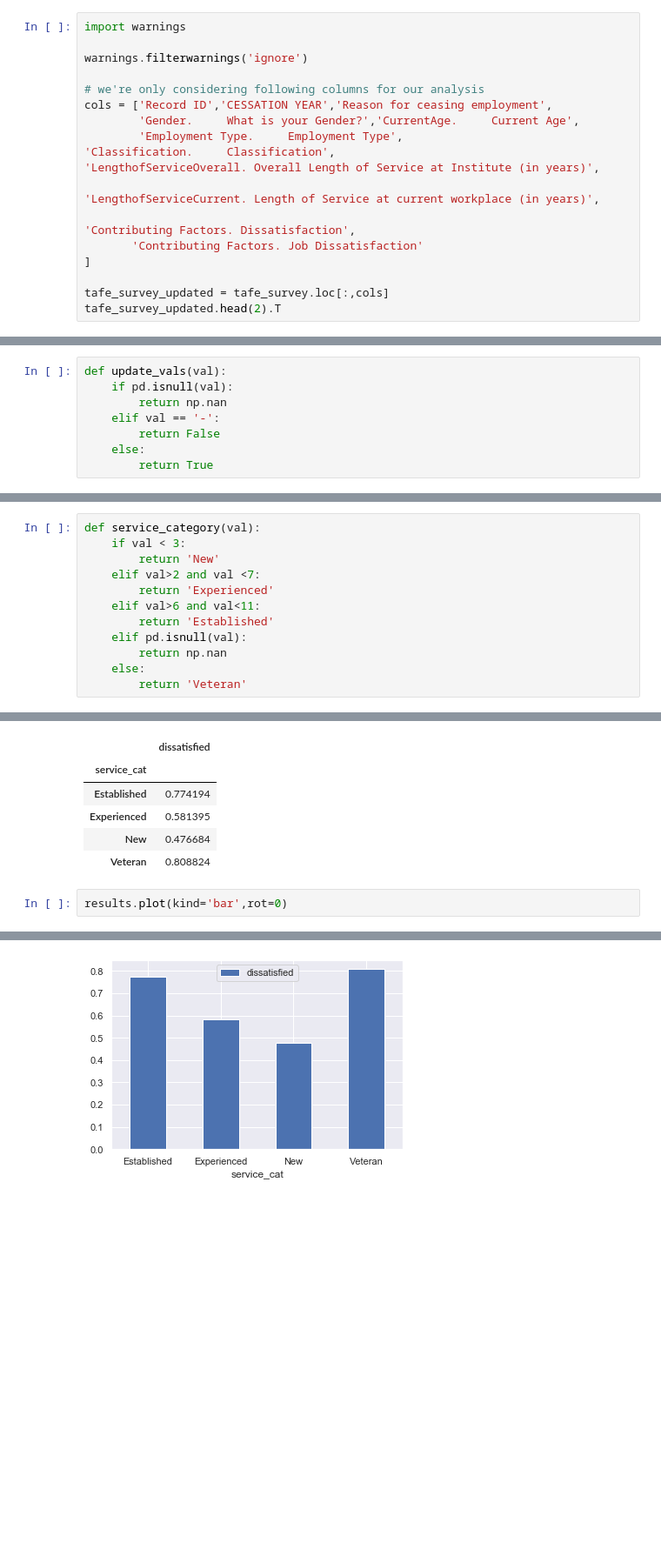
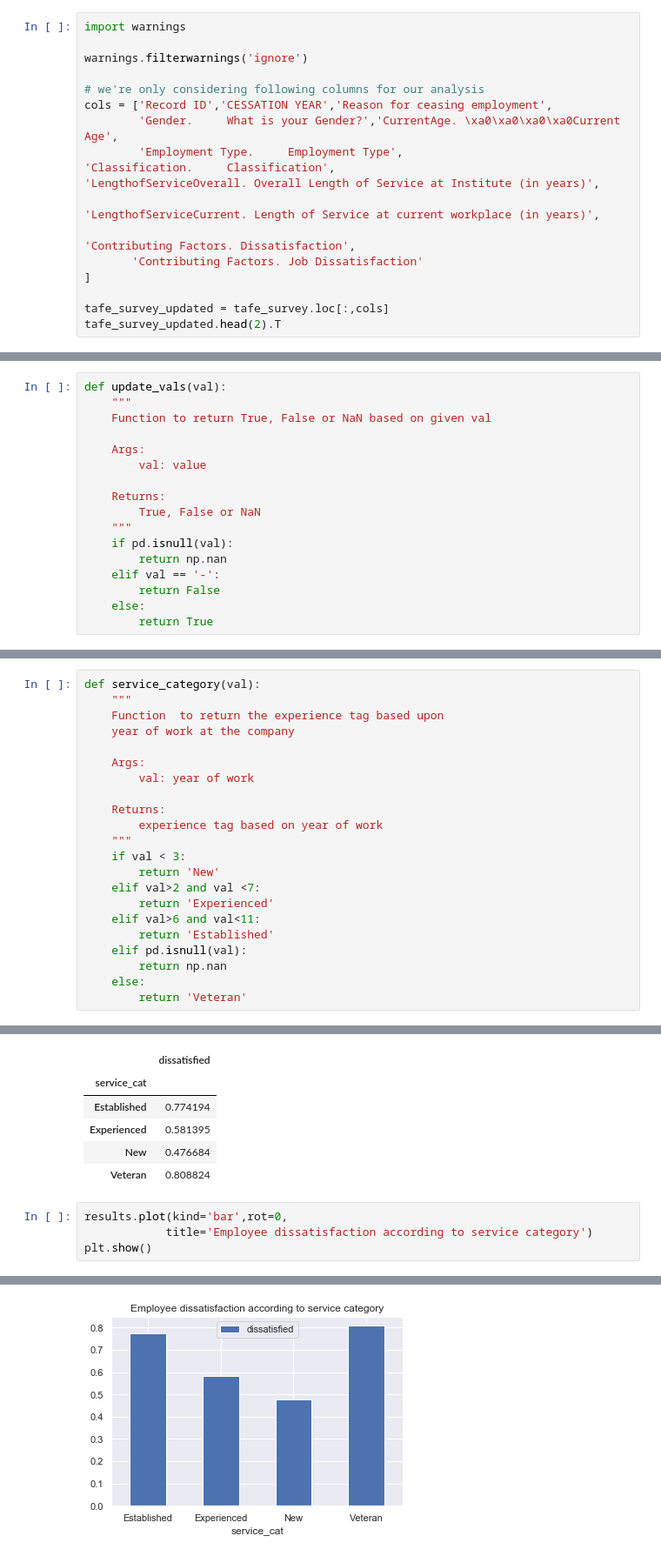
Before and after one commit to Mattobad/Data-Analysis, a Jupyter notebook: Clean-and-Analyze-Employee-Exit-Surveys.ipynb, the cells around one changed output, grey strips where cells are left out. Shown at 87% size. Cells and saved outputs as stored; diff of their text form; blank space fills up the shorter version.

```diff
--- a/Clean-and-Analyze-Employee-Exit-Surveys.ipynb
+++ b/Clean-and-Analyze-Employee-Exit-Surveys.ipynb
@@ -261,7 +270,7 @@ warnings.filterwarnings('ignore')
 
 # we're only considering following columns for our analysis
 cols = ['Record ID','CESSATION YEAR','Reason for ceasing employment',
-        'Gender.     What is your Gender?','CurrentAge.     Current Age',
+        'Gender.     What is your Gender?','CurrentAge. \xa0\xa0\xa0\xa0Current Age',
         'Employment Type.     Employment Type',
 'Classification.     Classification',
 'LengthofServiceOverall. Overall Length of Service at Institute (in years)',
@@ -559,6 +575,15 @@ dtypes: float64(5), int64(1), object(5)
 memory usage: 60.5+ KB
 # %%
 def update_vals(val):
+    """
+    Function to return True, False or NaN based on given val
+
+    Args:
+        val: value
+
+    Returns:
+        True, False or NaN
+    """
     if pd.isnull(val):
         return np.nan
     elif val == '-':
@@ -756,5 +803,15 @@ combined_updated['institute_service_updated'] =combined_updated \
 # %%
 def service_category(val):
+    """
+    Function  to return the experience tag based upon
+    year of work at the company
+
+    Args:
+        val: year of work
+
+    Returns:
+        experience tag based on year of work
+    """
     if val < 3:
         return 'New'
     elif val>2 and val <7:
@@ -811,5 +870,7 @@ results
 | New | 0.476684 |
 | Veteran | 0.808824 |
 # %%
-results.plot(kind='bar',rot=0)
+results.plot(kind='bar',rot=0,
+            title='Employee dissatisfaction according to service category')
+plt.show()
 # %% [output]
@@ -817,2 +877,2 @@ results.plot(kind='bar',rot=0)
-[figure, old version]
+[figure, new version]
 # %% [markdown]
```
Also changed, not shown: parts of 56 cells of this notebook.
